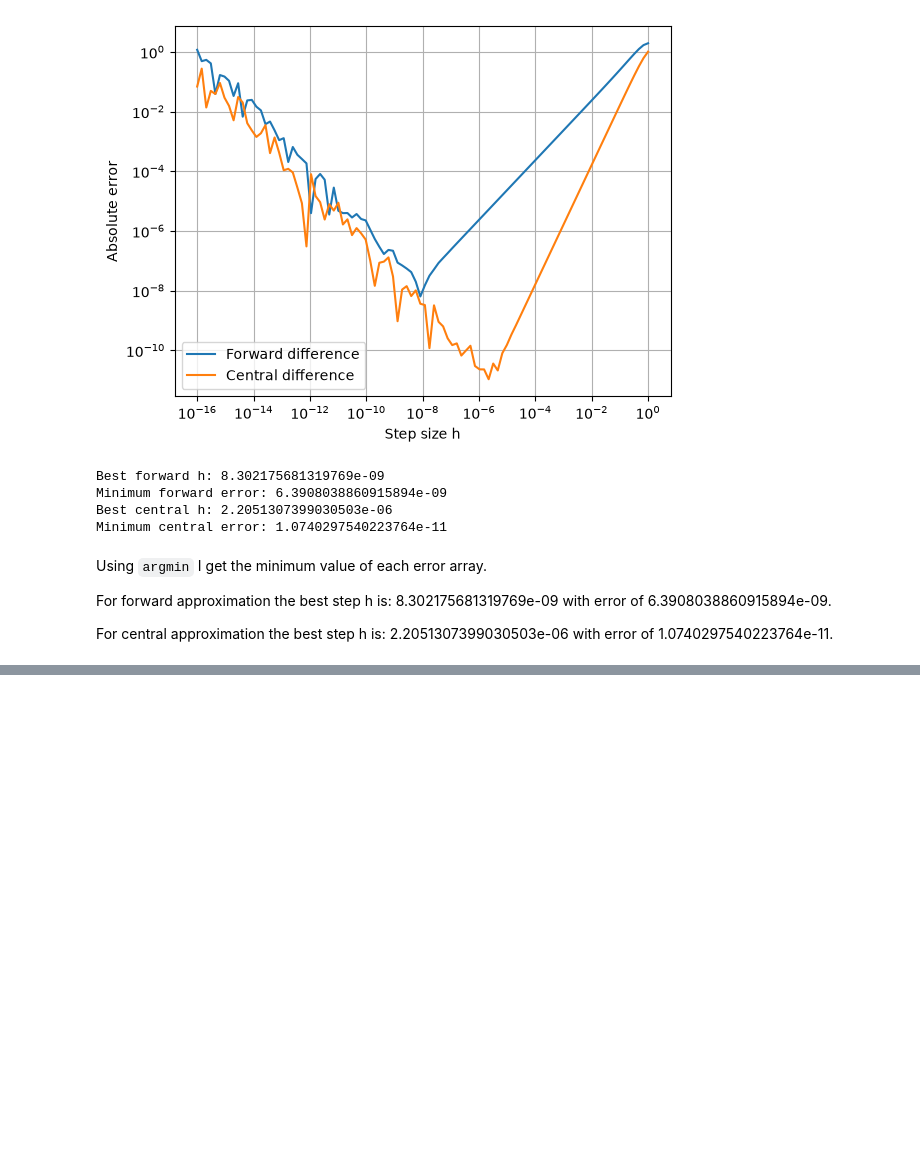
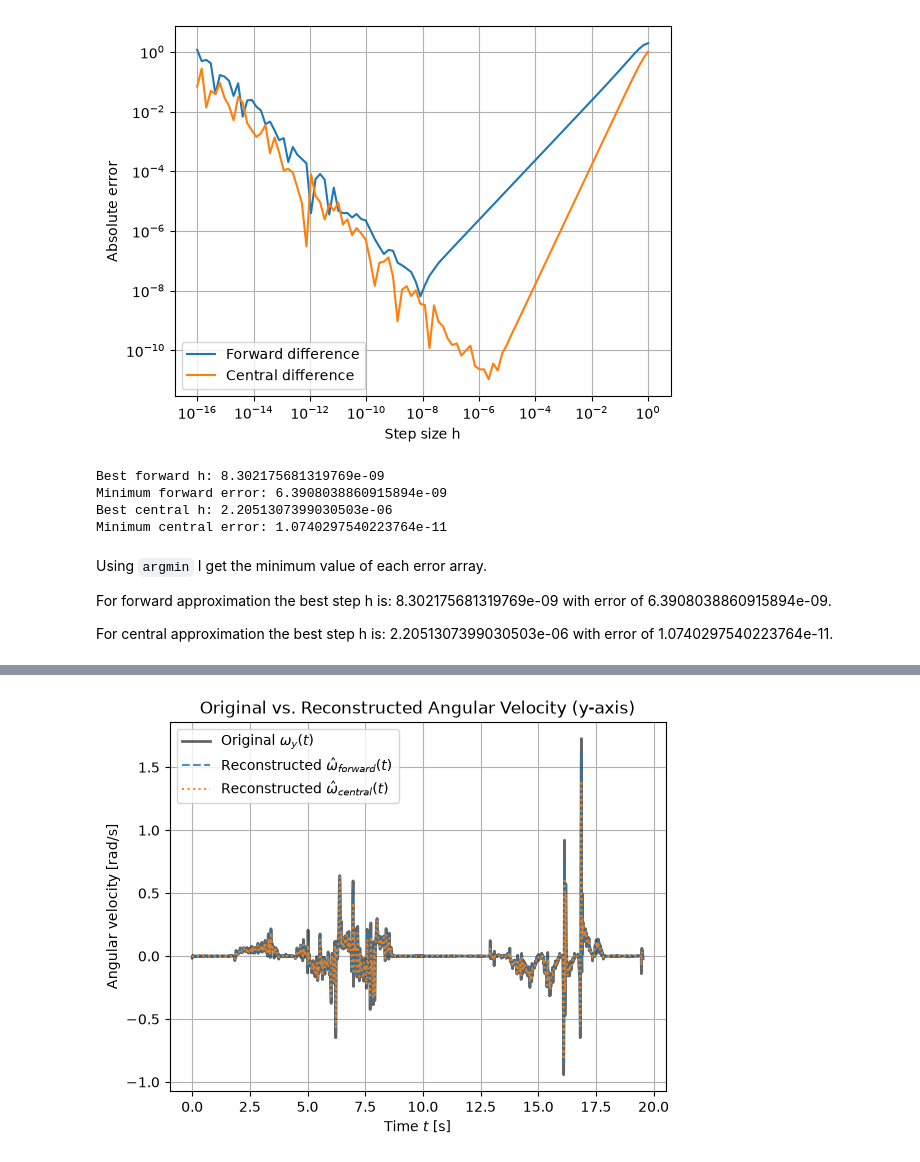
Before and after one commit to JoneVB/MOD300_Prosjekt1, a Jupyter notebook: project1.ipynb, the cells around one changed output, grey strips where cells are left out. Drawn from its saved outputs; the diff is of its cells as text; code cells hidden in the pictures; blank space fills up the shorter version.

```diff
--- a/project1.ipynb
+++ b/project1.ipynb
@@ -695,0 +1064,24 @@ any general comments on improvements for later assignments
+# %%
+# Step size: average spacing between two consecutive time points
+h = np.mean(np.diff(t))
+
+# We use the already defined functions from ex 3:
+omega_forward = forward_diff(theta, h)
+omega_central = central_diff(theta, h)
+
+# Due to shorter arrays we have to align the time vectors:
+t_forward = t[:-1]   # len(t) - 1
+t_central = t[1:-1]  # len(t) - 2
+
+# Overlay comparison plot
+plt.plot(t, omega, label=r'Original $\omega_y(t)$', color='black', alpha=0.6, linewidth=2)
+plt.plot(t_forward, omega_forward, '--', label=r'Reconstructed $\hat{\omega}_{forward}(t)$', alpha=0.8)
+plt.plot(t_central, omega_central, ':', label=r'Reconstructed $\hat{\omega}_{central}(t)$', alpha=0.9)
+plt.xlabel('Time $t$ [s]')
+plt.ylabel('Angular velocity [rad/s]')
+plt.title('Original vs. Reconstructed Angular Velocity (y-axis)')
+plt.legend()
+plt.grid()
+plt.show()
+# %% [output]
+[figure, added]
```
Also changed, not shown: parts of 53 cells of this notebook, 1 other file.
